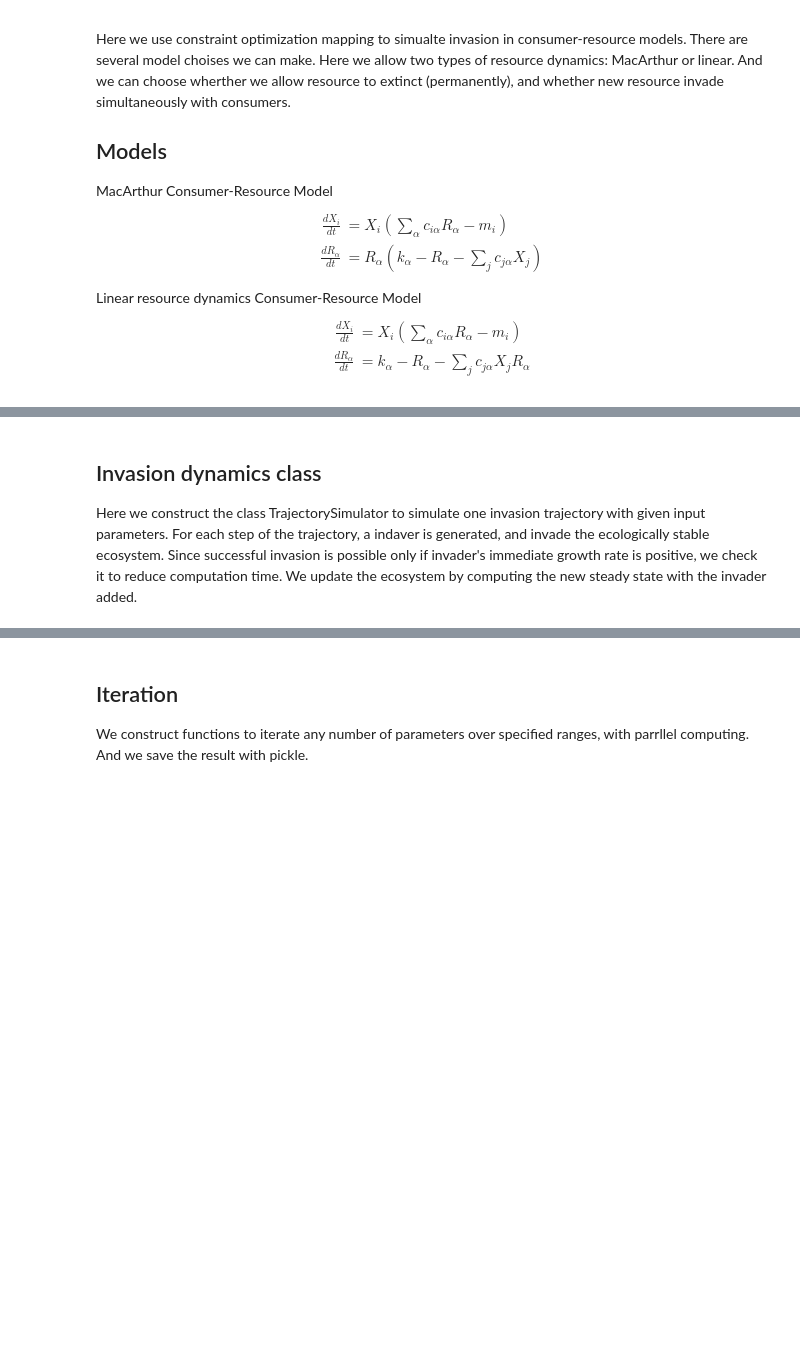
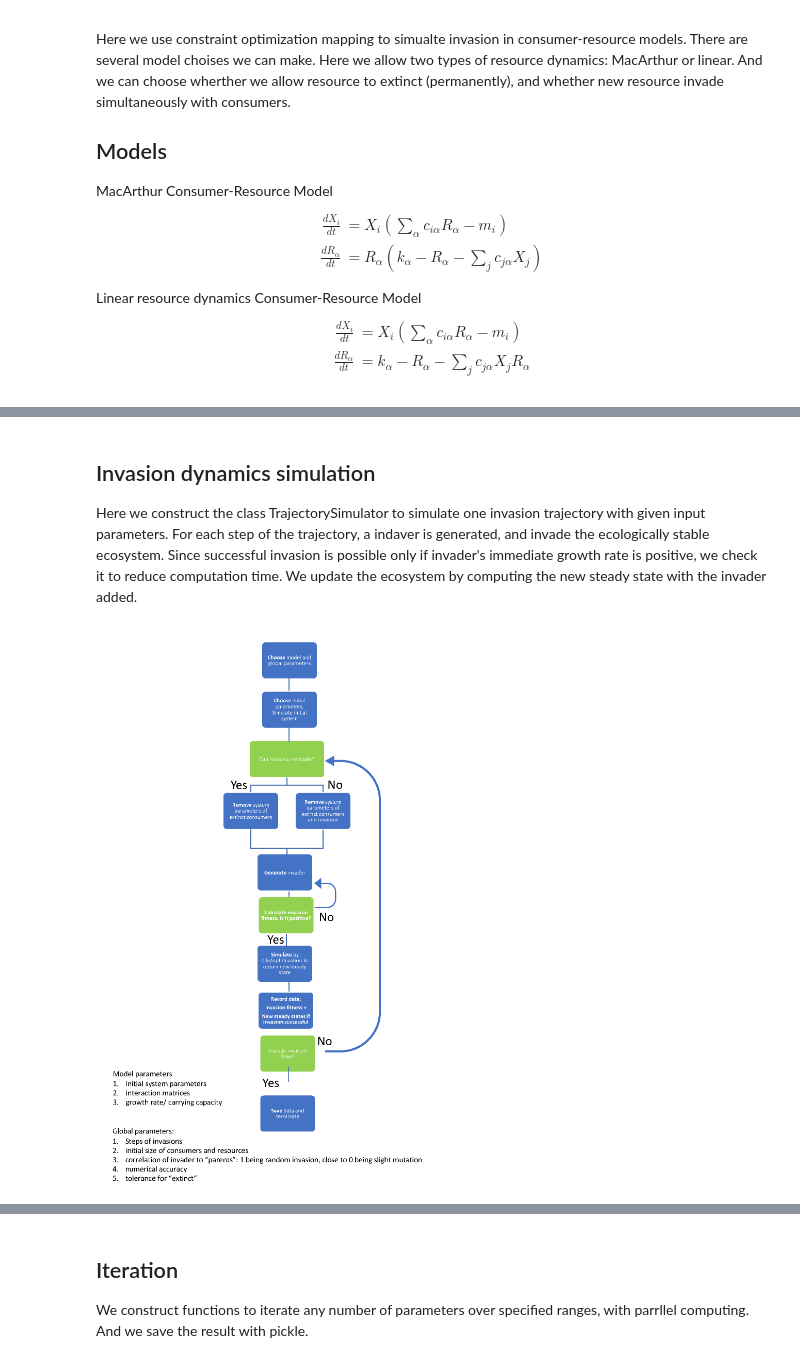
Before and after one commit to fengzhijie88/eco-evolution-simulator, a Jupyter notebook: eco-evolutionary dynamics simulation.ipynb, the cells around one changed output, grey strips where cells are left out. Cells and saved outputs as stored; diff of their text form; code cells hidden in the pictures; blank space fills up the shorter version.

Commit message:
Edits
I displayed the flow chart in jupyter notebook

```diff
--- a/eco-evolutionary dynamics simulation.ipynb
+++ b/eco-evolutionary dynamics simulation.ipynb
@@ -28,6 +35,10 @@ import pickle
 # %% [markdown]
-## Invasion dynamics class
+## Invasion dynamics simulation
 Here we construct the class TrajectorySimulator to simulate one invasion trajectory with given input parameters. For each step of the trajectory, a indaver is generated, and invade the ecologically stable ecosystem. Since successful invasion is possible only if invader's immediate growth rate is positive, we check it to reduce computation time. We update the ecosystem by computing the new steady state with the invader added.
+# %%
+Image("flowchart.png")
+# %% [output]
+[figure, added]
 # %%
 class TrajectorySimulator:
     def __init__(self, input_params):
```
Also changed, not shown: parts of 6 cells of this notebook, 5 other files.
